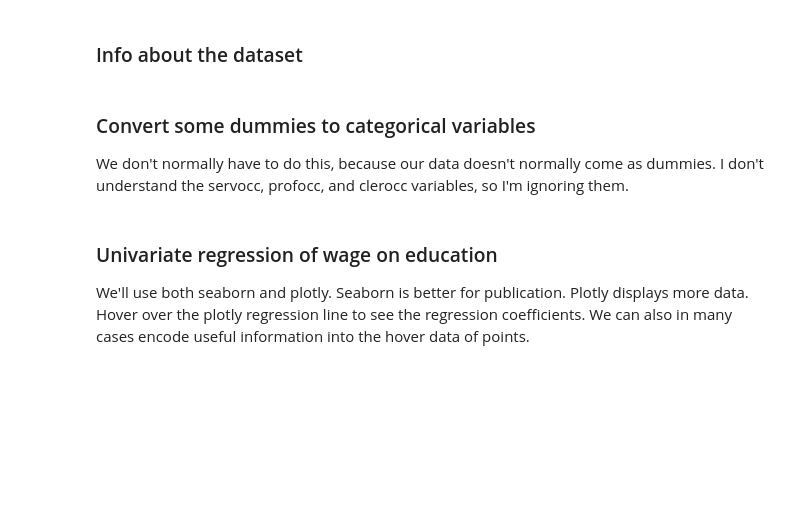
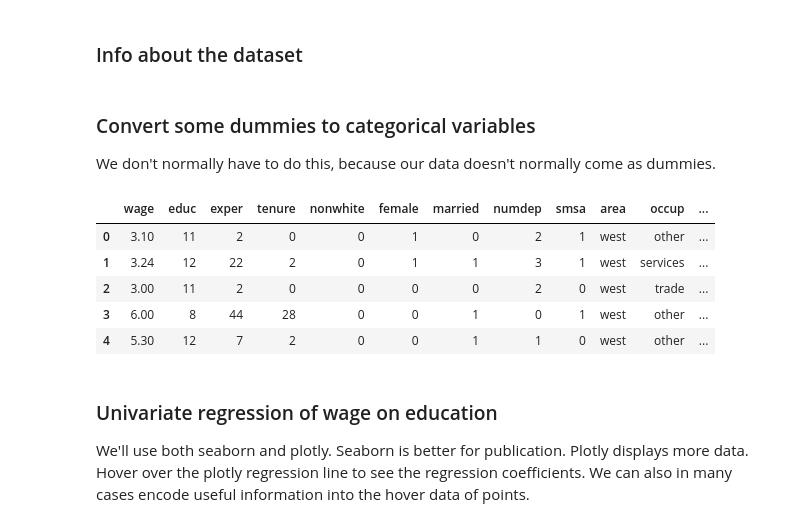
Before and after one commit to kerryback/busi520, a Jupyter notebook: Visualization.ipynb, the cells around one changed output. Drawn from its saved outputs; the diff is of its cells as text; code cells hidden in the pictures; blank space fills up the shorter version.

```diff
--- a/Visualization.ipynb
+++ b/Visualization.ipynb
@@ -44,22 +43,53 @@ wages = stata.read()
 # %% [markdown]
 ### Convert some dummies to categorical variables
 
-We don't normally have to do this, because our data doesn't normally come as dummies.  I don't understand the servocc, profocc, and clerocc variables, so I'm ignoring them.
+We don't normally have to do this, because our data doesn't normally come as dummies.
 # %%
-wages['sex'] = wages.female.map({1: "female", 0: "male"})
-
 wages['area'] = 0
 for i, col in enumerate(['northcen', 'south', 'west']):
     wages['area'] += (i+1) * wages[col]
 wages['area'] = wages.area.map({0: 'northeast', 1: 'northcen', 2: 'south', 3: 'west'})
 
 occupations = wages.columns.to_list()[12:18]
 wages['occup'] = 0
 for i, col in enumerate(occupations):
     wages['occup'] += (i+1) * wages[col]
 dct = {0: 'other'}
 dct.update({(i+1): occupations[i] for i in range(6)})
 wages['occup'] = wages.occup.map(dct)
+
+occup_cats = ['profocc', 'servocc', 'clerocc']
+wages['occup_cat'] = 0
+for i, col in enumerate(occup_cats):
+    wages['occup_cat'] += (i+1) * wages[col]
+dct = {0: 'other'}
+dct.update({(i+1): occup_cats[i] for i in range(3)})
+wages['occup_cat'] = wages.occup_cat.map(dct)
+
+wages = wages[
+    [
+        "wage",
+        "educ",
+        "exper",
+        "tenure",
+        "nonwhite",
+        "female",
+        "married",
+        "numdep",
+        "smsa",
+        "area",
+        "occup",
+        "occup_cat",
+    ]
+]
+wages.head()
+# %% [output]
+|  | wage | educ | exper | tenure | nonwhite | female | married | numdep | smsa | area | occup | ... |
+| 0 | 3.10 | 11 | 2 | 0 | 0 | 1 | 0 | 2 | 1 | west | other | ... |
+| 1 | 3.24 | 12 | 22 | 2 | 0 | 1 | 1 | 3 | 1 | west | services | ... |
+| 2 | 3.00 | 11 | 2 | 0 | 0 | 0 | 0 | 2 | 0 | west | trade | ... |
+| 3 | 6.00 | 8 | 44 | 28 | 0 | 0 | 1 | 0 | 1 | west | other | ... |
+| 4 | 5.30 | 12 | 7 | 2 | 0 | 0 | 1 | 1 | 0 | west | other | ... |
 # %% [markdown]
 ### Univariate regression of wage on education
 
```
Also changed, not shown: parts of 15 cells of this notebook, 1 other file.
